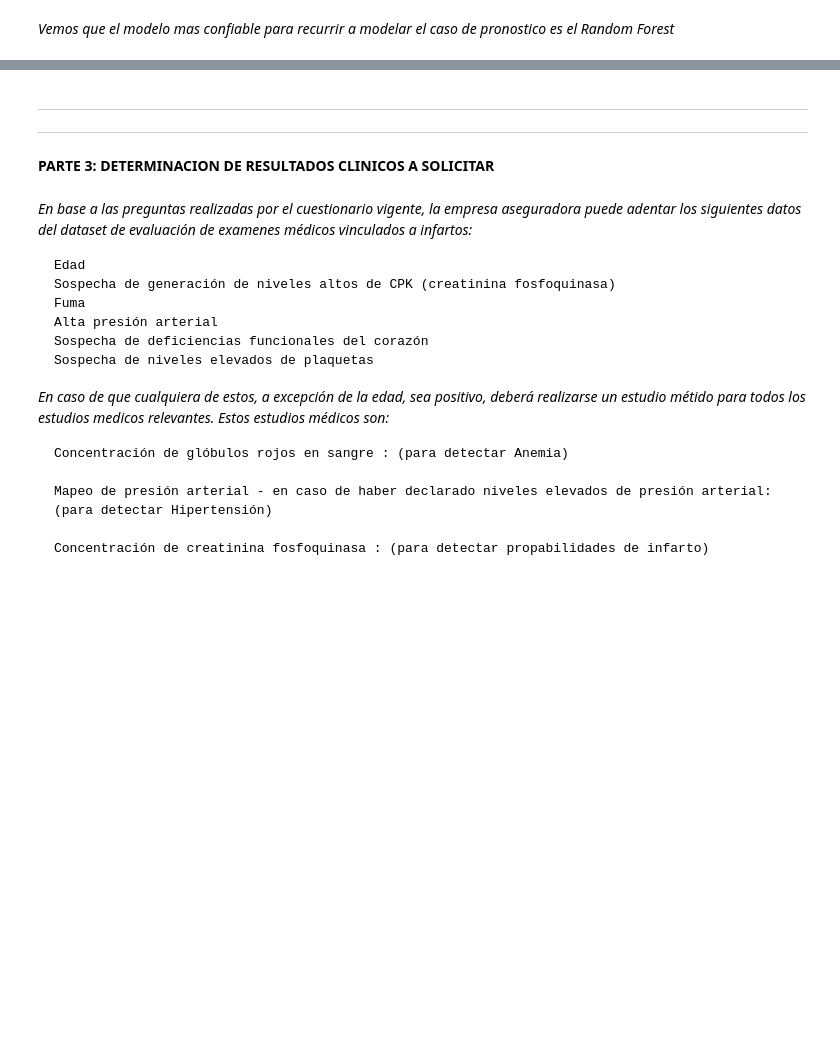
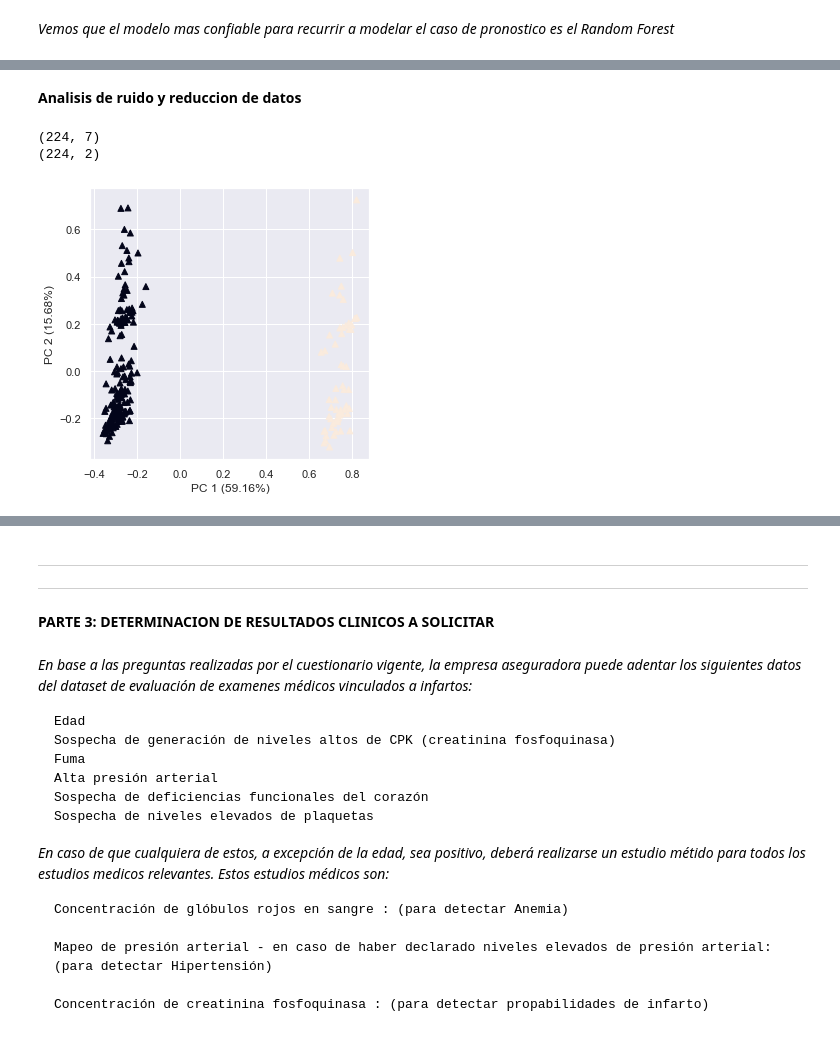
Before and after one commit to Fedenov/Aprendizaje_Automatico_Tarea3, a Jupyter notebook: Tarea3.ipynb, the cells around one changed output, grey strips where cells are left out. Drawn from its saved outputs; the diff is of its cells as text; code cells hidden in the pictures; blank space fills up the shorter version.

Commit message:
analisis de datos con matriz reducida parte 2

```diff
--- a/Tarea3.ipynb
+++ b/Tarea3.ipynb
@@ -1008,0 +1015,8 @@ Random Forest
+# %%
+reduced_newDataSet = newDataSet.drop(['Tiempo_de_obs', 'Sexo', 'Diabetes', 'Hipertension', 'Fumar', 'Anemia'], axis = 1)
+
+scaler = MaxAbsScaler()
+scaler.fit(reduced_newDataSet)
+scaled = scaler.transform(reduced_newDataSet)
+scaled_newDataSet = pd.DataFrame(scaled, columns = reduced_newDataSet.columns)
+scaled_newDataSet.head()
@@ -1008,0 +1040,19 @@ Random Forest
+# %% [markdown]
+**Analisis de ruido y reduccion de datos**
+# %%
+pca = PCA(n_components = 2)
+pca.fit(scaled_newDataSet)
+transformada = pca.transform(scaled_newDataSet)
+print(scaled_newDataSet.shape)
+print(transformada.shape)
+# %% [output]
+(224, 7)
+(224, 2)
+# %%
+plt.figure(figsize = (5,5))
+plt.scatter(transformada[:,0], transformada[:,1], c=scaled_newDataSet['Muerte'], marker = '^')
+plt.xlabel('PC 1 (%.2f%%)' % (pca.explained_variance_ratio_[0]*100))
+plt.ylabel('PC 2 (%.2f%%)' % (pca.explained_variance_ratio_[1]*100))
+plt.show()
+# %% [output]
+[figure, added]
```
Also changed, not shown: parts of 72 cells of this notebook.
